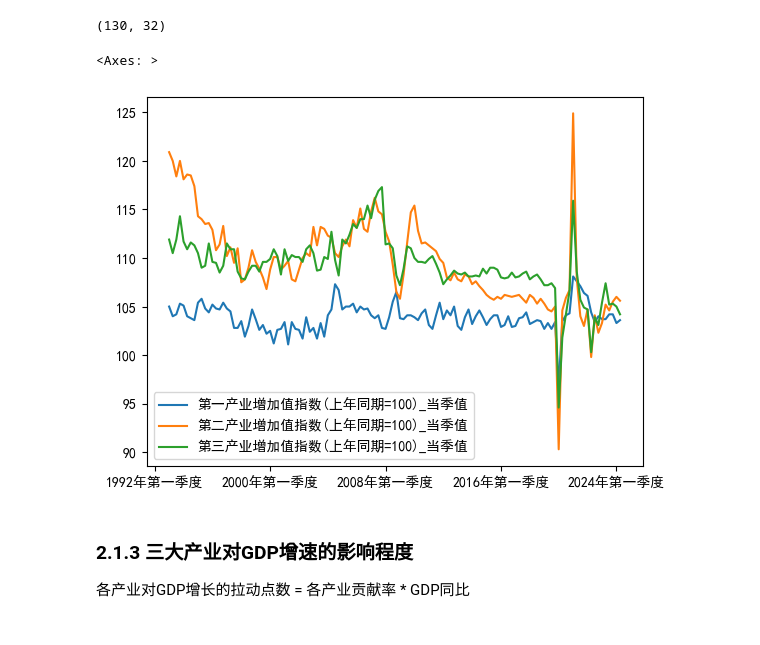
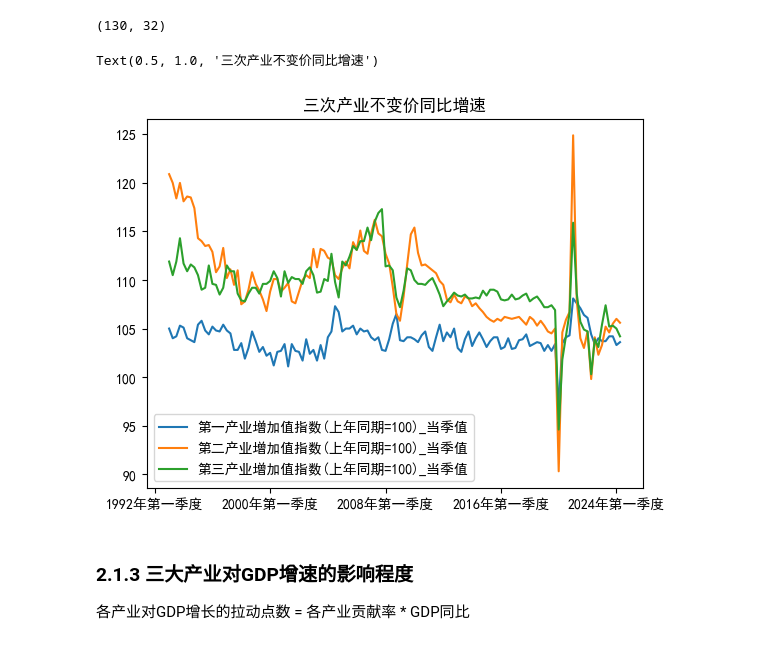
Before and after one commit to kampfer/various-data, a Jupyter notebook: src/researches/jupyter/gdp.ipynb, the cells around one changed output. Saved outputs shown, nothing was run; the diff lists cells and outputs as text; code cells hidden in the pictures.

```diff
--- a/src/researches/jupyter/gdp.ipynb
+++ b/src/researches/jupyter/gdp.ipynb
@@ -204,14 +180,15 @@ gdpRateDf.shape
 # %%
 gdpRateDf[
     [
         "第一产业增加值指数(上年同期=100)_当季值",
         "第二产业增加值指数(上年同期=100)_当季值",
         "第三产业增加值指数(上年同期=100)_当季值",
     ]
 ].loc[::-1].plot(xticks=range(0, gdpRateDf.shape[0], round(gdpRateDf.shape[0] / 4)))
+plt.title('三次产业不变价同比增速')
 # %% [output]
-<Axes: >
+Text(0.5, 1.0, '三次产业不变价同比增速')
-[figure, old version]
+[figure, new version]
 # %% [markdown]
 ### 2.1.3 三大产业对GDP增速的影响程度
 
```
Also changed, not shown: parts of 16 cells of this notebook.
